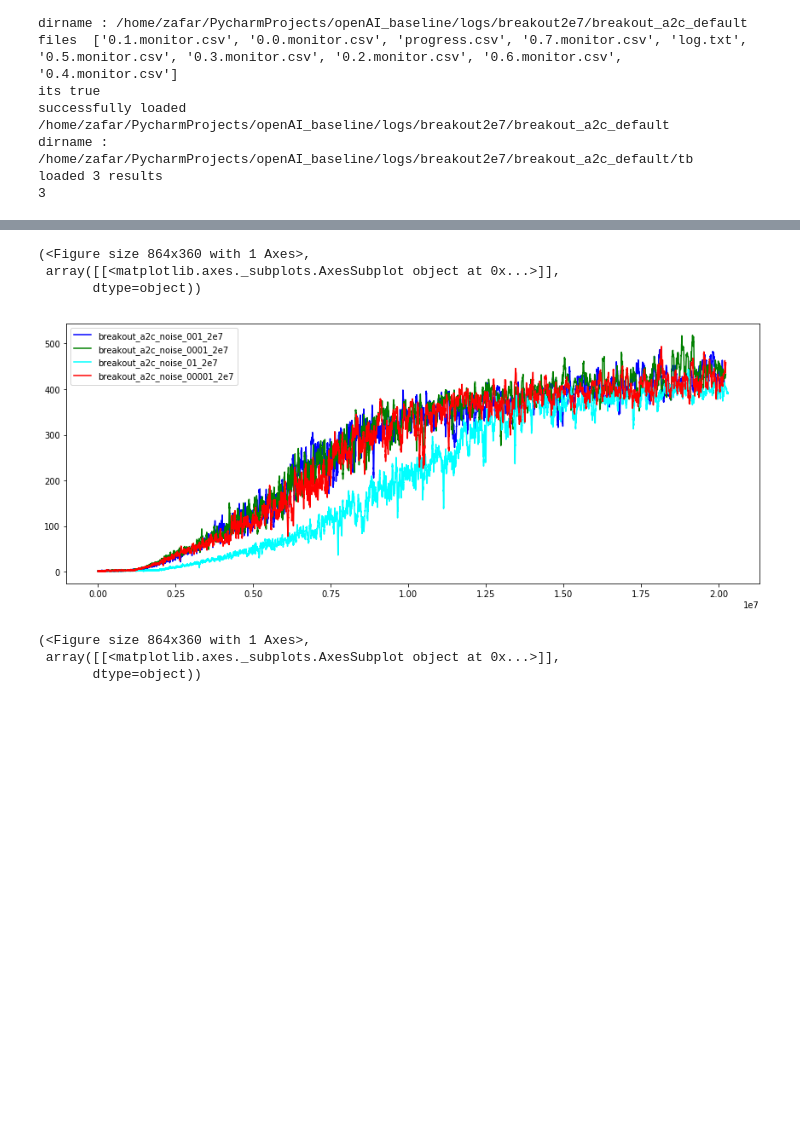
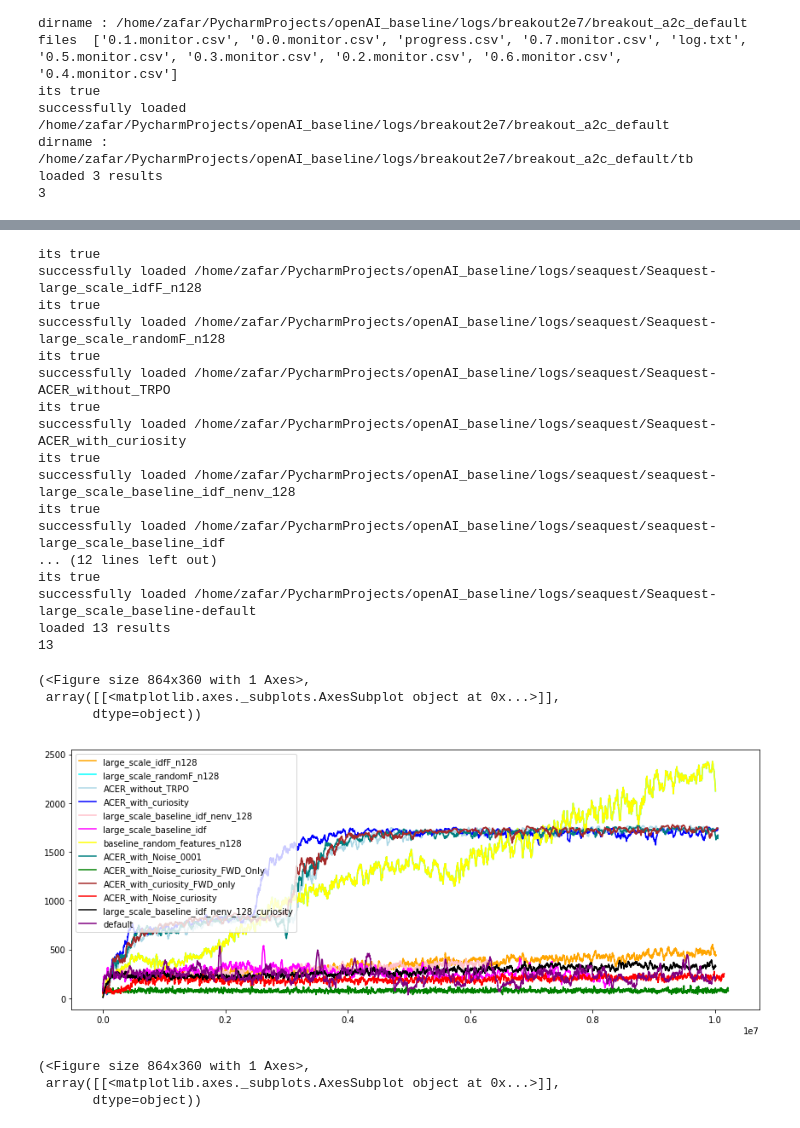
Before and after one commit to zfar-/baselines, a Jupyter notebook: Untitled.ipynb, the cells around one changed output, grey strips where cells are left out. Drawn from its saved outputs; the diff is of its cells as text; code cells hidden in the pictures; blank space fills up the shorter version.

```diff
--- a/Untitled.ipynb
+++ b/Untitled.ipynb
@@ -115,10 +114,29 @@ loaded 2 results
 # %%
-pu.plot_results(results2, split_fn=lambda _: '', shaded_std=False,figsize=(12,5))
+from baselines.common import plot_util as pu
+results2 = pu.load_results('/home/zafar/PycharmProjects/openAI_baseline/logs/seaquest/') ; print(len(results2))
+pu.plot_results(results2, split_fn=lambda _: '', shaded_std=False,figsize=(12,5), plot_episode_length=False)
 # %% [output]
-(<Figure size 864x360 with 1 Axes>,
- array([[<matplotlib.axes._subplots.AxesSubplot object at 0x...>]],
-       dtype=object))
+its true
+successfully loaded /home/zafar/PycharmProjects/openAI_baseline/logs/seaquest/Seaquest-large_scale_idfF_n128
+its true
+successfully loaded /home/zafar/PycharmProjects/openAI_baseline/logs/seaquest/Seaquest-large_scale_randomF_n128
+its true
+successfully loaded /home/zafar/PycharmProjects/openAI_baseline/logs/seaquest/Seaquest-ACER_without_TRPO
+its true
+successfully loaded /home/zafar/PycharmProjects/openAI_baseline/logs/seaquest/Seaquest-ACER_with_curiosity
+its true
+successfully loaded /home/zafar/PycharmProjects/openAI_baseline/logs/seaquest/seaquest-large_scale_baseline_idf_nenv_128
+its true
+successfully loaded /home/zafar/PycharmProjects/openAI_baseline/logs/seaquest/seaquest-large_scale_baseline_idf
+... (12 lines left out)
+its true
+successfully loaded /home/zafar/PycharmProjects/openAI_baseline/logs/seaquest/Seaquest-large_scale_baseline-default
+loaded 13 results
+13
+(<Figure size 864x360 with 1 Axes>,
+ array([[<matplotlib.axes._subplots.AxesSubplot object at 0x...>]],
+       dtype=object))
-[figure, old version]
+[figure, new version]
 # %%
 pu.plot_results(results2, split_fn=lambda _: '', shaded_std=False,figsize=(12,5))
 # %% [output]
```
Also changed, not shown: parts of 1 cell of this notebook, 5 other files.
